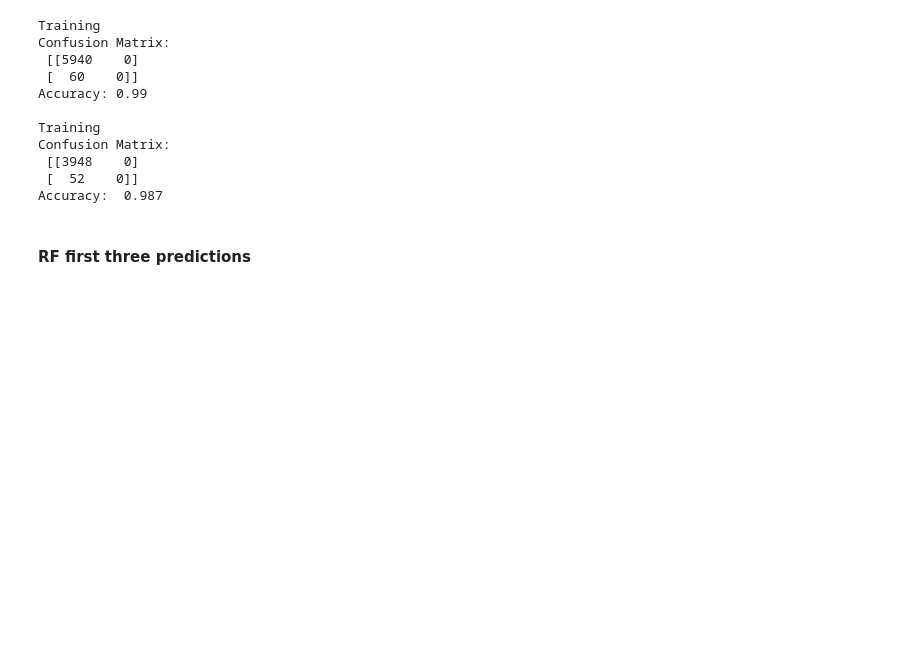
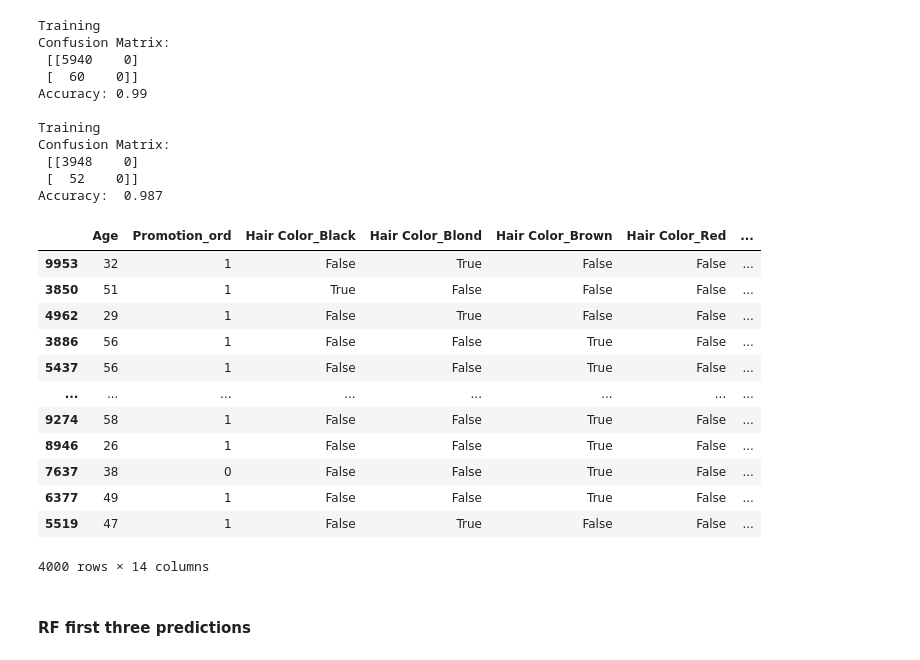
Before and after one commit to wolfesamk/MSBA-207, a Jupyter notebook: Homework/DMBA Chapter 13.2.ipynb, the cells around one changed output. Cells and saved outputs as stored; diff of their text form; code cells hidden in the pictures; blank space fills up the shorter version.

```diff
--- a/Homework/DMBA Chapter 13.2.ipynb
+++ b/Homework/DMBA Chapter 13.2.ipynb
@@ -221,3 +220,19 @@ classificationSummary(y_valid, classTree.predict(X_valid))
+# %%
+X_valid
+# %% [output]
+|  | Age | Promotion_ord | Hair Color_Black | Hair Color_Blond | Hair Color_Brown | Hair Color_Red | ... |
+| 9953 | 32 | 1 | False | True | False | False | ... |
+| 3850 | 51 | 1 | True | False | False | False | ... |
+| 4962 | 29 | 1 | False | True | False | False | ... |
+| 3886 | 56 | 1 | False | False | True | False | ... |
+| 5437 | 56 | 1 | False | False | True | False | ... |
+| ... | ... | ... | ... | ... | ... | ... | ... |
+| 9274 | 58 | 1 | False | False | True | False | ... |
+| 8946 | 26 | 1 | False | False | True | False | ... |
+| 7637 | 38 | 0 | False | False | True | False | ... |
+| 6377 | 49 | 1 | False | False | True | False | ... |
+| 5519 | 47 | 1 | False | True | False | False | ... |
+4000 rows × 14 columns
 # %% [markdown]
 #### RF first three predictions
 # %%
```
Also changed, not shown: parts of 9 cells of this notebook.
